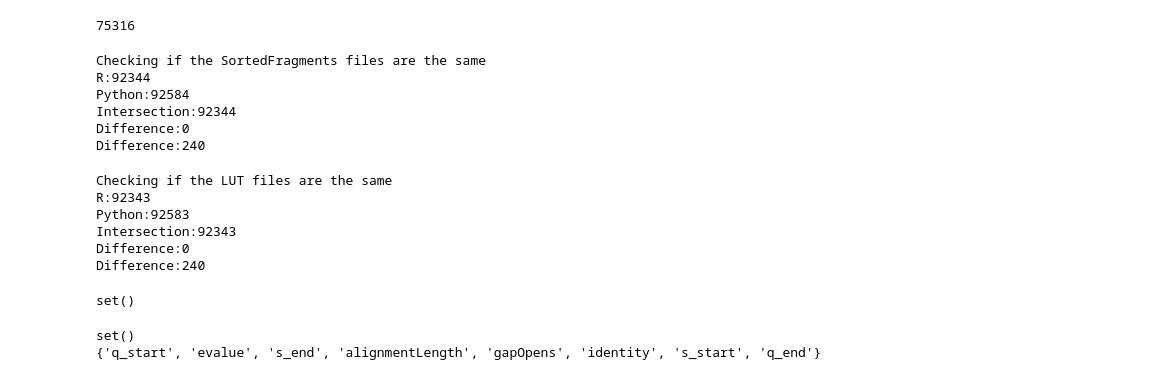
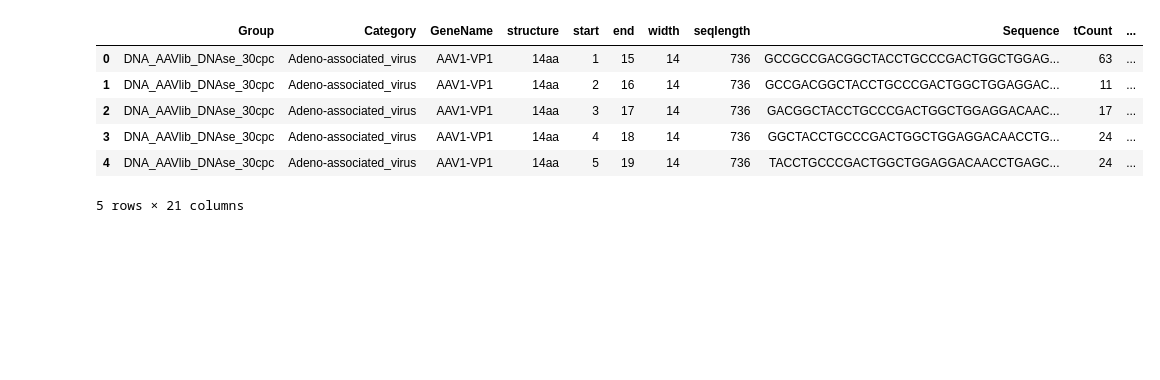
Before and after one commit to JaSt17/raaven_Pipeline, a Jupyter notebook: Python_Scripts/test.ipynb, the cells around one changed output. Saved outputs shown, nothing was run; the diff lists cells and outputs as text; code cells hidden in the pictures; blank space fills up the shorter version.

```diff
--- a/Python_Scripts/test.ipynb
+++ b/Python_Scripts/test.ipynb
@@ -46,50 +0,0 @@ bam.close()
-# %%
-print(len(frag_ranges))
-# %% [output]
-75316
-# %%
-# read in sequences from the 2 Sorted fragments files and check if they are the same
-with open("/lunarc/nobackup/projects/lu2024-17-19/J_rAAven/BRAVE/0_data/SortedFragments_all.txt") as file1, open("/lunarc/nobackup/projects/lu2024-17-19/J_rAAven/BRAVE/9_test_data/SortedFragments.txt") as file2:
-    lines1 = file1.readlines()
-    lines2 = file2.readlines()
-    fragments1 = set(lines1)
-    fragments2 = set(lines2)
-
-    print("Checking if the SortedFragments files are the same")
-    print(f"R:{len(fragments1)}")
-    print(f"Python:{len(fragments2)}")
-    print(f"Intersection:{len(fragments1.intersection(fragments2))}")
-    print(f"Difference:{len(fragments1.difference(fragments2))}")
-    print(f"Difference:{len(fragments2.difference(fragments1))}")
-# %% [output]
-Checking if the SortedFragments files are the same
-R:92344
-Python:92584
-Intersection:92344
-Difference:0
-Difference:240
-# %%
-import pandas as pd
-import pyreadr
-
-lut_r = pyreadr.read_r("/lunarc/nobackup/projects/lu2024-17-19/J_rAAven/BRAVE/0_data/LUTdna.rda")
-lut_r = lut_r["LUT.dna"]
-lut_python = pd.read_csv("/lunarc/nobackup/projects/lu2024-17-19/J_rAAven/BRAVE/9_test_data/LUT.csv")
-
-r_seq = lut_r["Sequence"]
-python_seq = lut_python["Sequence"]
-
-# check if the sequences in the LUT files are the same
-print("Checking if the LUT files are the same")
-print(f"R:{len(r_seq)}")
-print(f"Python:{len(python_seq)}")
-print(f"Intersection:{len(set(r_seq).intersection(set(python_seq)))}")
-print(f"Difference:{len(set(r_seq).difference(set(python_seq)))}")
-print(f"Difference:{len(set(python_seq).difference(set(r_seq)))}")
-# %% [output]
-Checking if the LUT files are the same
-R:92343
-Python:92583
-Intersection:92343
-Difference:0
-Difference:240
@@ -107,19 +1,12 @@ df.to_csv("/lunarc/nobackup/projects/lu2024-17-19/J_rAAven/BRAVE/input/load_list
 # %%
 import pandas as pd
-df1 =pd.read_csv("/lunarc/nobackup/projects/lu2024-17-19/J_rAAven/BRAVE/0_data/annotated_library_fragments.csv")
-df2 = pd.read_csv("/lunarc/nobackup/projects/lu2024-17-19/J_rAAven/BRAVE/0_data/found_barcodes/found.mRNA_30cpc_Th.csv")
-
-# get column names
-df1_columns = df1.columns
-df2_columns = df2.columns
-
-df1_columns = set(df1_columns.to_list())
-df2_columns = set(df2_columns.to_list())
+df = pd.read_csv("/lunarc/nobackup/projects/lu2024-17-19/J_rAAven/BRAVE/0_data/final_fragments_summary.csv")
+df.head()
 # %% [output]
+|  | Group | Category | GeneName | structure | start | end | width | seqlength | Sequence | tCount | ... |
+| 0 | DNA_AAVlib_DNAse_30cpc | Adeno-associated_virus | AAV1-VP1 | 14aa | 1 | 15 | 14 | 736 | GCCGCCGACGGCTACCTGCCCGACTGGCTGGAG... | 63 | ... |
+| 1 | DNA_AAVlib_DNAse_30cpc | Adeno-associated_virus | AAV1-VP1 | 14aa | 2 | 16 | 14 | 736 | GCCGACGGCTACCTGCCCGACTGGCTGGAGGAC... | 11 | ... |
+| 2 | DNA_AAVlib_DNAse_30cpc | Adeno-associated_virus | AAV1-VP1 | 14aa | 3 | 17 | 14 | 736 | GACGGCTACCTGCCCGACTGGCTGGAGGACAAC... | 17 | ... |
+| 3 | DNA_AAVlib_DNAse_30cpc | Adeno-associated_virus | AAV1-VP1 | 14aa | 4 | 18 | 14 | 736 | GGCTACCTGCCCGACTGGCTGGAGGACAACCTG... | 24 | ... |
+| 4 | DNA_AAVlib_DNAse_30cpc | Adeno-associated_virus | AAV1-VP1 | 14aa | 5 | 19 | 14 | 736 | TACCTGCCCGACTGGCTGGAGGACAACCTGAGC... | 24 | ... |
-set()
+5 rows × 21 columns
-# %%
-print(df1_columns.difference(df2_columns))
-print(df2_columns.difference(df1_columns))
-# %% [output]
-set()
-{'q_start', 'evalue', 's_end', 'alignmentLength', 'gapOpens', 'identity', 's_start', 'q_end'}
```
Also changed, not shown: parts of 11 cells of this notebook, 4 other files.
